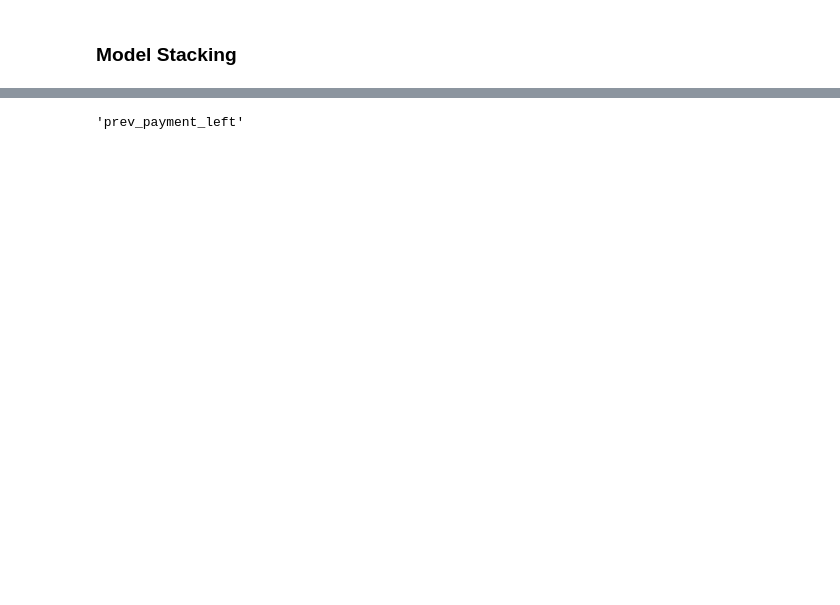
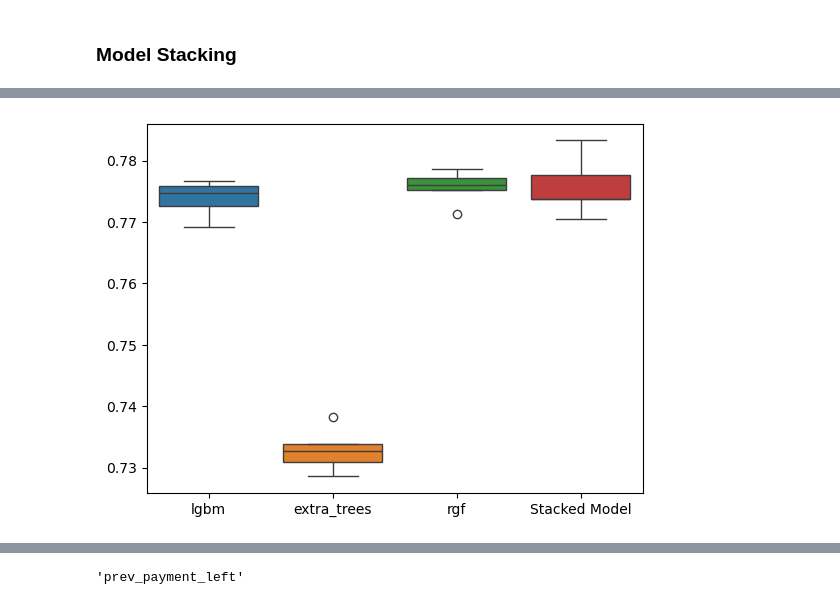
Before and after one commit to gediminas-skvarnavicius/home-credit-group-ml, a Jupyter notebook: model_1_difficulties.ipynb, the cells around one changed output, grey strips where cells are left out. Cells and saved outputs as stored; diff of their text form; code cells hidden in the pictures; blank space fills up the shorter version.

```diff
--- a/model_1_difficulties.ipynb
+++ b/model_1_difficulties.ipynb
@@ -471,0 +459,8 @@ array([ 33, 157, 103,  92,  31, 139,  91,  45,  74,  60,  11,  29, 170,
+# %%
+scores=scores.with_columns(pl.Series(stacked_model_scores).alias("Stacked Model"))
+fig_scores_full,ax_scores_full=plt.subplots()
+sns.boxplot(scores,ax=ax_scores_full)
+ax_scores_full.set_xticklabels(scores.columns)
+plt.show()
+# %% [output]
+[figure, added]
```
Also changed, not shown: parts of 20 cells of this notebook, 1 other file.
